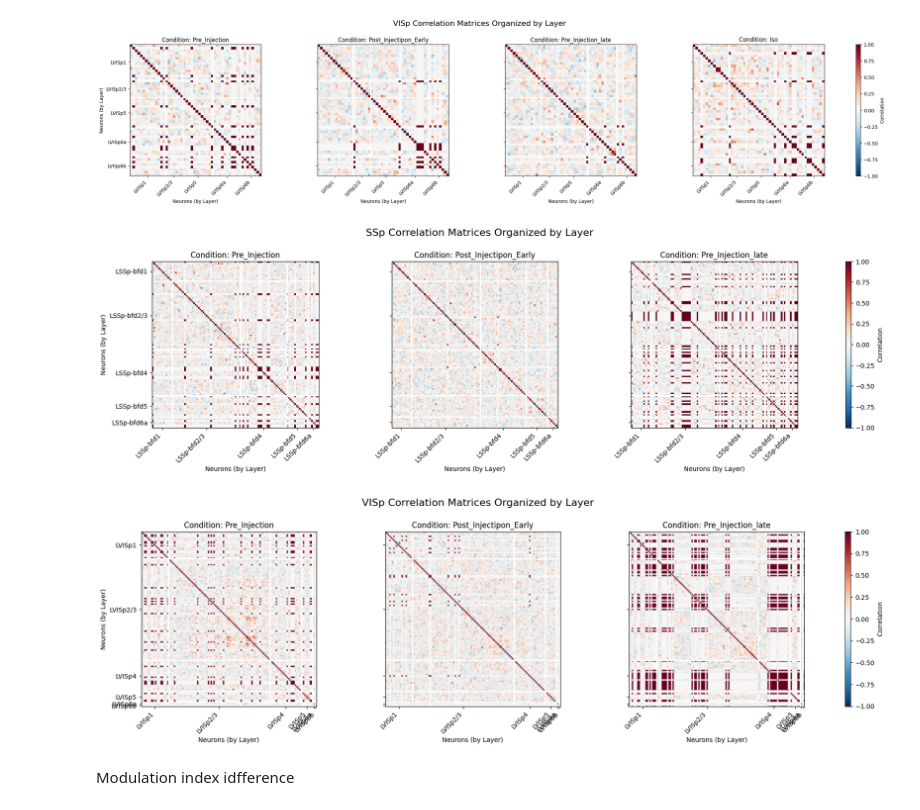
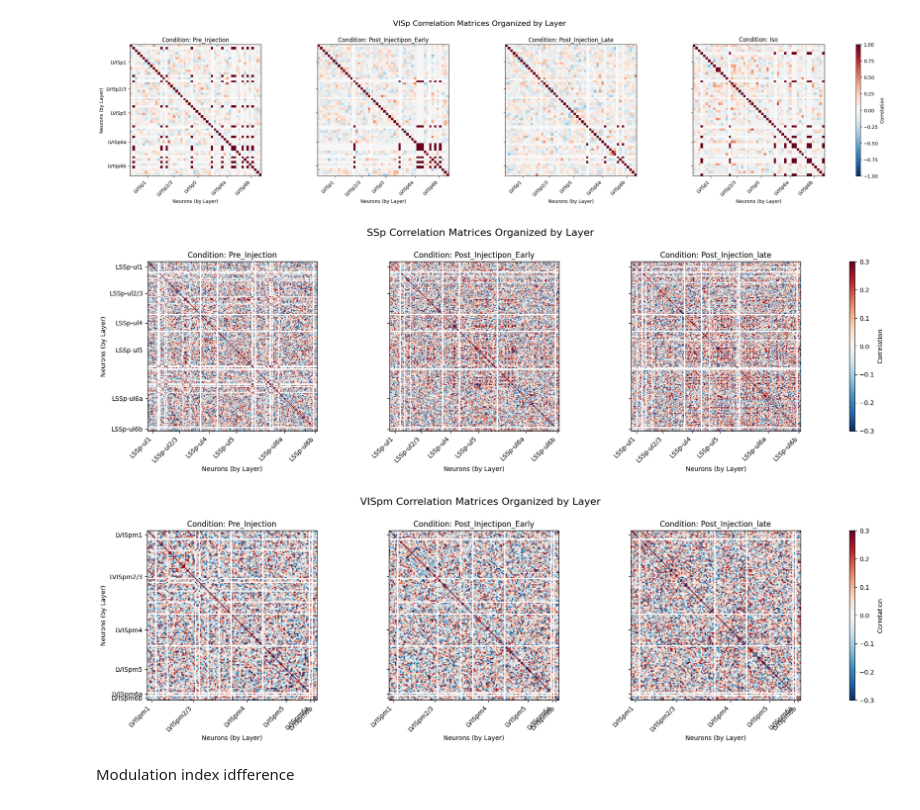
Before and after one commit to JunoWuu/Halluci-Nations, a Jupyter notebook: code/initial_visualization.ipynb, the cells around one changed output. Drawn from its saved outputs; the diff is of its cells as text; code cells hidden in the pictures.

```diff
--- a/code/initial_visualization.ipynb
+++ b/code/initial_visualization.ipynb
@@ -101,19 +103,20 @@ layer_labels = metrics_test.label_dic['layer']
 matrices =[metrics_test.corr[vis_epoch][(7777,7777,7777)] for vis_epoch in list(metrics_test.corr.keys())]
 mat_new = []
 for i in matrices:
-    mat,unique_layers,layer_info = sr.subset_and_organize_corr_matrix(region_labels,layer_labels, i, reg)
+    mat,unique_layers,layer_info = sset.subset_and_organize_corr_matrix(region_labels,layer_labels, i, reg)
     mat_new.append(mat)
 unique_layers = sorted(layer_info.keys())
 plu.generate_matrices_comparison(mat_new,layer_info,unique_layers,epochs,title = reg)
+plt.savefig('/home/tony/Halluci-Nations/results/iso_visp_nan.svg')
 # %% [output]
 [figure]
 # %%
-session2 = '/home/tony/Halluci-Nations/scratch/ecephys_717033_2024-06-05_12-36-57_nwb_2025-08-03_21-11-22'
-metrics_test2 = matrics_loader(session)
+session2 = '/home/tony/Halluci-Nations/scratch/ecephys_730049_2024-06-14_12-07-57_nwb_2025-08-03_21-11-22'
+metrics_test2 = matrics_loader(session2)
 metrics_test2.load_session_matrics()
 df2 = metrics_test.df_data.copy()
 # %%
-epochs = ['Pre_Injection','Post_Injectipon_Early','Pre_Injection_late']
+epochs = ['Pre_Injection','Post_Injectipon_Early','Post_Injection_late']
 # %%
 reg = 'SSp'
 region_labels = metrics_test2.label_dic['region']
@@ -122,26 +125,28 @@ layer_labels = metrics_test2.label_dic['layer']
 matrices =[metrics_test2.corr[vis_epoch][(7777,7777,7777)] for vis_epoch in list(metrics_test2.corr.keys())]
 mat_new = []
 for i in matrices:
-    mat,unique_layers,layer_info = sr.subset_and_organize_corr_matrix(region_labels,layer_labels, i, reg)
+    mat,unique_layers,layer_info = sset.subset_and_organize_corr_matrix(region_labels,layer_labels, i, reg)
     mat_new.append(mat)
 unique_layers = sorted(layer_info.keys())
-plu.generate_matrices_comparison(mat_new,layer_info,unique_layers,epochs,title = reg)
+plu.generate_matrices_comparison(mat_new,layer_info,unique_layers,epochs,title = reg,vmin=-0.3,vmax=0.3)
+plt.savefig('/home/tony/Halluci-Nations/results/psy_SSp_nan.svg')
 # %% [output]
-[figure, old version]
+[figure, new version]
 # %%
-reg = 'VISp'
+reg = 'VISpm'
 region_labels = metrics_test2.label_dic['region']
 layer_labels = metrics_test2.label_dic['layer']
 
 matrices =[metrics_test2.corr[vis_epoch][(7777,7777,7777)] for vis_epoch in list(metrics_test2.corr.keys())]
 mat_new = []
 for i in matrices:
-    mat,unique_layers,layer_info = sr.subset_and_organize_corr_matrix(region_labels,layer_labels, i, reg)
+    mat,unique_layers,layer_info = sset.subset_and_organize_corr_matrix(region_labels,layer_labels, i, reg)
     mat_new.append(mat)
 unique_layers = sorted(layer_info.keys())
-plu.generate_matrices_comparison(mat_new,layer_info,unique_layers,epochs,title = reg)
+plu.generate_matrices_comparison(mat_new,layer_info,unique_layers,epochs,title = reg,vmin=-0.3,vmax=0.3)
+plt.savefig('/home/tony/Halluci-Nations/results/psy_VISp_nan.svg')
 # %% [output]
-[figure, old version]
+[figure, new version]
 # %% [markdown]
 Modulation index
 idfference
```
Also changed, not shown: parts of 3 cells of this notebook, 18 other files.
